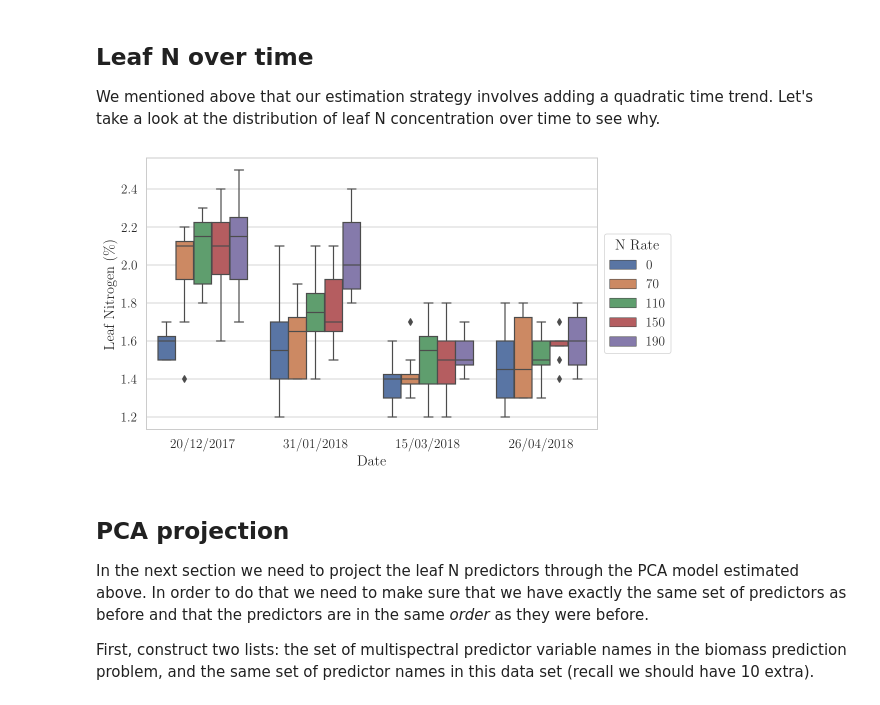
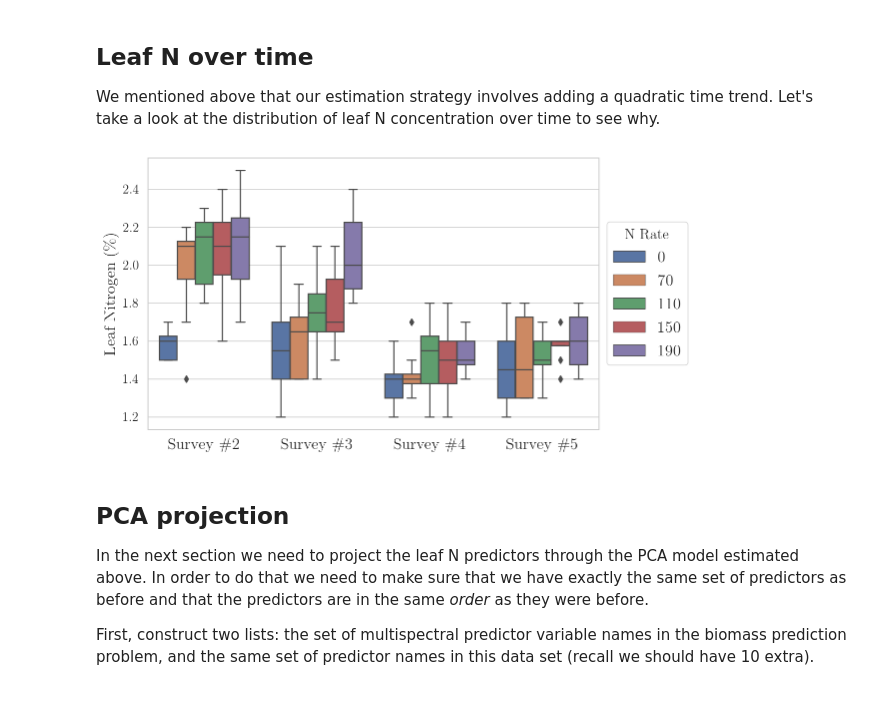
Before and after one commit to RobGarrard/Fine-scale-prediction-of-leaf-nitrogen-content-and-yield-in-sugarcane, a Jupyter notebook: main.ipynb, the cells around one changed output. Cells and saved outputs as stored; diff of their text form; code cells hidden in the pictures.

```diff
--- a/main.ipynb
+++ b/main.ipynb
@@ -92,7 +92,7 @@ import seaborn as sns
 sns.set(context='paper',
         style='whitegrid',
         font='serif',
-        font_scale=1.5,
+        font_scale=2,
         rc={'text.usetex': True})
 sns.set_palette('deep')
 
@@ -1209,3 +1221,14 @@ leafNData = leafNData.iloc[:, to_retain].dropna(axis=0)
+# %%
+date_to_survey = {'20/12/2017': 'Survey \#2',
+                  '31/01/2018': 'Survey \#3',
+                  '15/03/2018': 'Survey \#4',
+                  '26/04/2018': 'Survey \#5'}
+
+# Function to map date to surevy number
+def map_date_to_survey(date):
+    return date_to_survey[date]
+
+leafNData['Survey'] = leafNData['Date'].apply(map_date_to_survey)
 # %%
 print("Data shape:", leafNData.shape)
 leafNData.head()
@@ -1236,14 +1259,17 @@ WT1_ix = [i[0:3] == 'WT1' for i in index_list]
 WT2_ix = [not(i) for i in WT1_ix]
 # %%
 plt.figure(figsize=(1.618*5, 5))
+fsize = 16
 
-sns.boxplot(x='Date', y='Total_Nitr', hue='FIRST_N', data=leafNData);
-plt.ylabel('Leaf Nitrogen (\%)');
-plt.legend(title='N Rate', loc='center left', bbox_to_anchor=(1, 0.5))
+sns.boxplot(x='Survey', y='Total_Nitr', hue='FIRST_N', data=leafNData);
+plt.ylabel('Leaf Nitrogen (\%)', fontsize=fsize);
+plt.legend(title='N Rate', loc='center left', bbox_to_anchor=(1, 0.5), fontsize=fsize)
+plt.xlabel('')
+plt.xticks(fontsize=fsize)
 
 plt.savefig(img_path + 'Figure6.pdf',  bbox_inches='tight',dpi=600)
 # %% [output]
-[figure, old version]
+[figure, new version]
 # %% [markdown]
 <a id="sec:PCA_projection"></a>
 ## PCA projection
```
Also changed, not shown: parts of 19 cells of this notebook, 15 other files.
